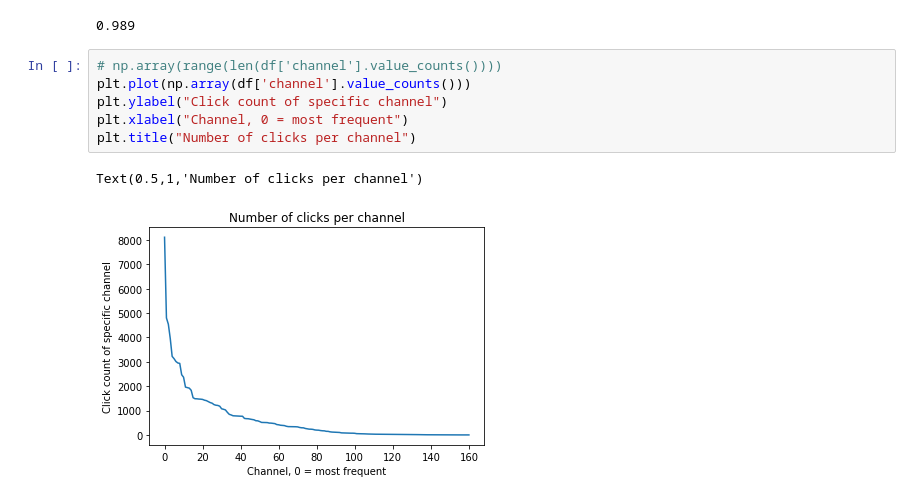
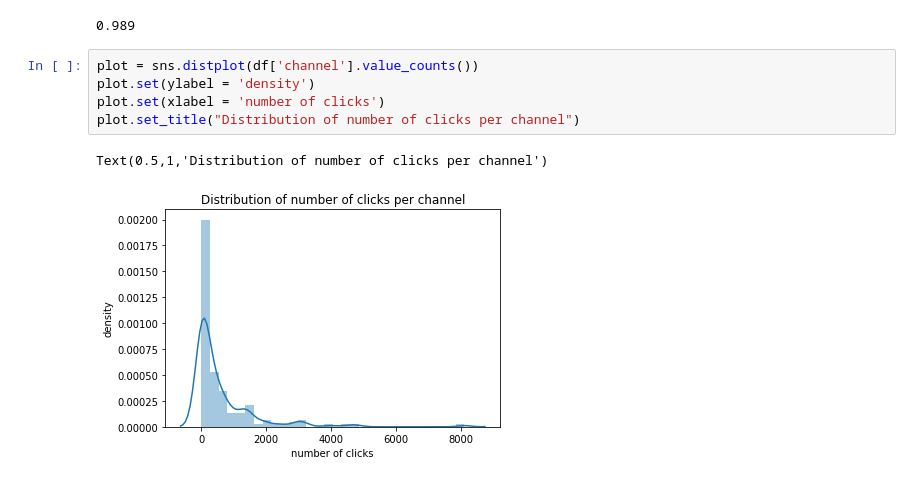
Before and after one commit to SKhubba/adfraud_detection, a Jupyter notebook: EDA.ipynb, the cells around one changed output. Drawn from its saved outputs; the diff is of its cells as text.

```diff
--- a/EDA.ipynb
+++ b/EDA.ipynb
@@ -139,12 +133,11 @@ len(df['channel'].value_counts())
 sum(df['channel'].value_counts().iloc[:100])/100000
 # %% [output]
 0.989
-# %%
-# np.array(range(len(df['channel'].value_counts())))
-plt.plot(np.array(df['channel'].value_counts()))
-plt.ylabel("Click count of specific channel")
-plt.xlabel("Channel, 0 = most frequent")
-plt.title("Number of clicks per channel")
-# %% [output]
-Text(0.5,1,'Number of clicks per channel')
-[figure, removed]
+# %%
+plot = sns.distplot(df['channel'].value_counts())
+plot.set(ylabel = 'density')
+plot.set(xlabel = 'number of clicks')
+plot.set_title("Distribution of number of clicks per channel")
+# %% [output]
+Text(0.5,1,'Distribution of number of clicks per channel')
+[figure, added]
```
Also changed, not shown: parts of 17 cells of this notebook.
